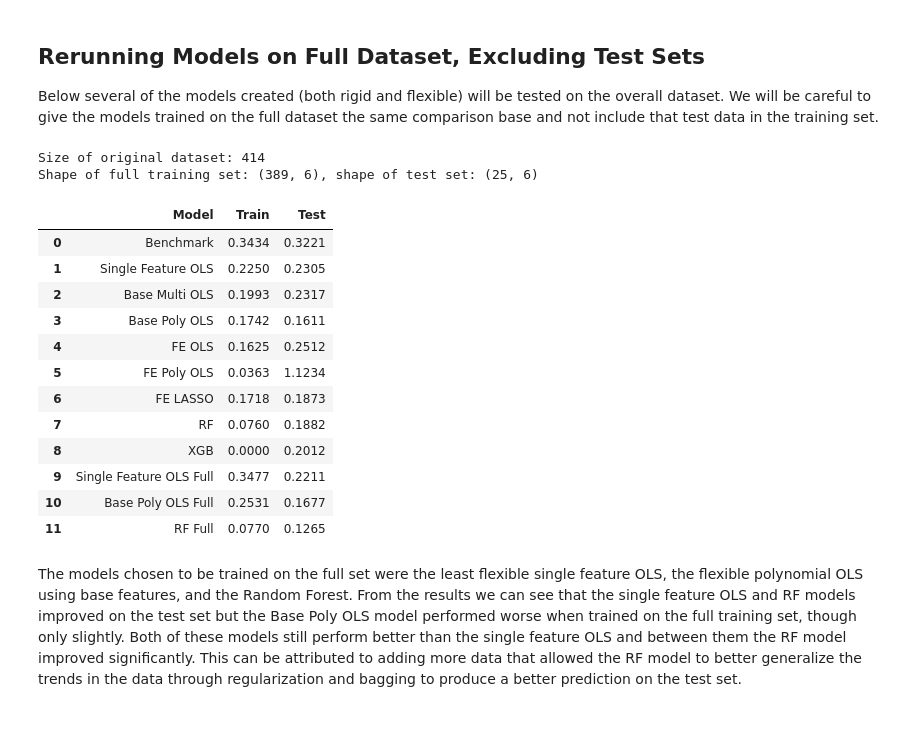
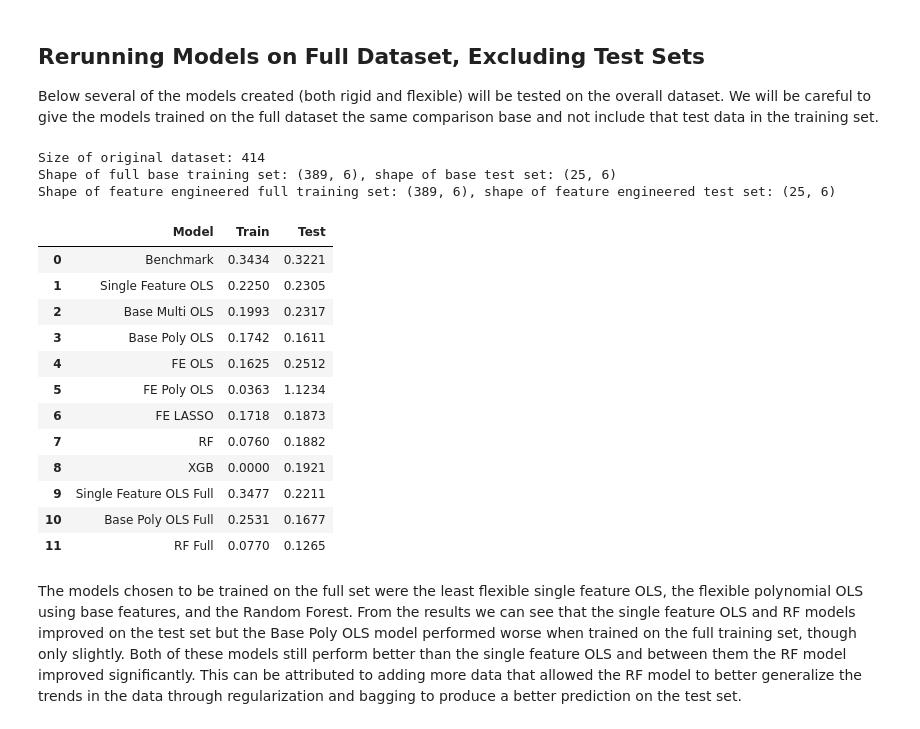
Before and after one commit to nxfern/DS2_Assignment1, a Jupyter notebook: DS2_Assignment1_NF.ipynb, the cells around one changed output. Saved outputs shown, nothing was run; the diff lists cells and outputs as text; code cells hidden in the pictures.

```diff
--- a/DS2_Assignment1_NF.ipynb
+++ b/DS2_Assignment1_NF.ipynb
@@ -315,11 +323,11 @@ pipe_lasso = Pipeline([
 ])
 
 # Fitting the model to the data
-pipe_lasso.fit(X_train, y_train)
+pipe_lasso.fit(X_train_fe, y_train)
 
 # Creating predictions
-train_error = calculateRMSLE(pipe_lasso.predict(X_train), y_train)
-test_error = calculateRMSLE(pipe_lasso.predict(X_test), y_test)
+train_error = calculateRMSLE(pipe_lasso.predict(X_train_fe), y_train)
+test_error = calculateRMSLE(pipe_lasso.predict(X_test_fe), y_test)
 lasso_pred = ['FE LASSO', train_error, test_error]
 
 # Adding to results
@@ -347,11 +355,11 @@ pipe_rf = Pipeline([('preprocess', column_transformer),
     ("rf", RandomForestRegressor(random_state=prng))])
 
 # Fitting the model to the feature engineered data
-pipe_rf.fit(X_train, y_train)
+pipe_rf.fit(X_train_fe, y_train)
 
 # Creating predictions
-train_error = calculateRMSLE(pipe_rf.predict(X_train), y_train)
-test_error = calculateRMSLE(pipe_rf.predict(X_test), y_test)
+train_error = calculateRMSLE(pipe_rf.predict(X_train_fe), y_train)
+test_error = calculateRMSLE(pipe_rf.predict(X_test_fe), y_test)
 rf_pred = ['RF', train_error, test_error]
 
 # Adding to results
@@ -437,11 +445,11 @@ plt.show()
 import xgboost as xgb
 
 # Creating XGB model, fitting to feature engineered training data
-xgb_fe = xgb.XGBRegressor(enable_categorical=True).fit(X_train, y_train)
+xgb_fe = xgb.XGBRegressor(enable_categorical=True).fit(X_train_fe, y_train)
 
 # Creating predictions
-train_error = calculateRMSLE(xgb_fe.predict(X_train), y_train)
-test_error = calculateRMSLE(xgb_fe.predict(X_test), y_test)
+train_error = calculateRMSLE(xgb_fe.predict(X_train_fe), y_train)
+test_error = calculateRMSLE(xgb_fe.predict(X_test_fe), y_test)
 xgb_pred = ['XGB', train_error, test_error]
 
 # Adding to results
@@ -482,12 +490,20 @@ real_estate_full = real_estate_data.loc[~real_estate_data.index.isin(X_test.inde
 y_train_full = real_estate_full['house_price_of_unit_area']
 X_train_full = real_estate_full.drop(columns=["house_price_of_unit_area"])
 
+# Running feature engineering on full sample
+X_train_full_fe = X_train_full.copy()
+date_fix(X_train_full_fe)
+X_train_full_fe['km_distance_from_cc'] = X_train_full_fe.apply(lambda row: cc_distance(row['latitude'], row['longitude']), axis=1)
+X_train_full_fe.drop(columns=['transaction_date', 'latitude', 'longitude'], inplace=True)
+
 # Checking sample size results
 print(f'Size of original dataset: {real_estate_data.shape[0]}')
-print(f'Shape of full training set: {X_train_full.shape}, shape of test set: {X_test.shape}')
+print(f'Shape of full base training set: {X_train_full.shape}, shape of base test set: {X_test.shape}')
+print(f'Shape of feature engineered full training set: {X_train_full_fe.shape}, shape of feature engineered test set: {X_test_fe.shape}')
 # %% [output]
 Size of original dataset: 414
-Shape of full training set: (389, 6), shape of test set: (25, 6)
+Shape of full base training set: (389, 6), shape of base test set: (25, 6)
+Shape of feature engineered full training set: (389, 6), shape of feature engineered test set: (25, 6)
 # %%
 # Running the single OLS on the full training set
 ols_single_full = LinearRegression().fit(X_train_full[['distance_to_the_nearest_MRT_station']], y_train_full)
@@ -509,37 +525,37 @@ ols_poly_full = LinearRegression().fit(X_poly_full, y_train_full)
 # Creating predictions
 train_error = calculateRMSLE(ols_poly_full.predict(X_poly_full), y_train_full)
 test_error = calculateRMSLE(ols_poly_full.predict(poly_interactions.transform(X_test[base_features])), y_test)
 ols_poly_pred_full = ['Base Poly OLS Full', train_error, test_error]
 
 # Adding to results
 results.loc[len(results)] = ols_poly_pred_full
 
 # Running the Random Forest model on the full training set
 pipe_rf_full = Pipeline([('preprocess', column_transformer),
     ("rf", RandomForestRegressor(random_state=prng))])
 
 # Fitting the model to the feature engineered data
-pipe_rf_full.fit(X_train_full, y_train_full)
+pipe_rf_full.fit(X_train_full_fe, y_train_full)
 
 # Creating predictions
-train_error = calculateRMSLE(pipe_rf_full.predict(X_train_full), y_train_full)
-test_error = calculateRMSLE(pipe_rf_full.predict(X_test), y_test)
+train_error = calculateRMSLE(pipe_rf_full.predict(X_train_full_fe), y_train_full)
+test_error = calculateRMSLE(pipe_rf_full.predict(X_test_fe), y_test)
 rf_pred_full = ['RF Full', train_error, test_error]
 
 # Adding to results
 results.loc[len(results)] = rf_pred_full
 results
 # %% [output]
 |  | Model | Train | Test |
 | 0 | Benchmark | 0.3434 | 0.3221 |
 | 1 | Single Feature OLS | 0.2250 | 0.2305 |
 | 2 | Base Multi OLS | 0.1993 | 0.2317 |
 | 3 | Base Poly OLS | 0.1742 | 0.1611 |
 | 4 | FE OLS | 0.1625 | 0.2512 |
 | 5 | FE Poly OLS | 0.0363 | 1.1234 |
 | 6 | FE LASSO | 0.1718 | 0.1873 |
 | 7 | RF | 0.0760 | 0.1882 |
-| 8 | XGB | 0.0000 | 0.2012 |
+| 8 | XGB | 0.0000 | 0.1921 |
 | 9 | Single Feature OLS Full | 0.3477 | 0.2211 |
 | 10 | Base Poly OLS Full | 0.2531 | 0.1677 |
 | 11 | RF Full | 0.0770 | 0.1265 |
```
Also changed, not shown: parts of 10 cells of this notebook, 1 other file.
